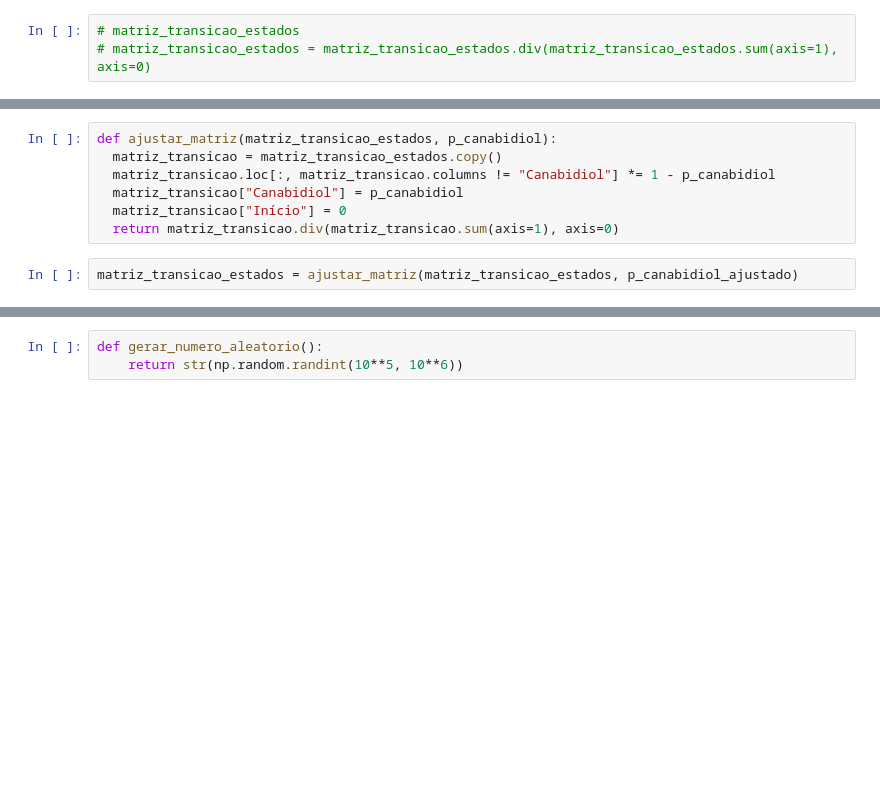
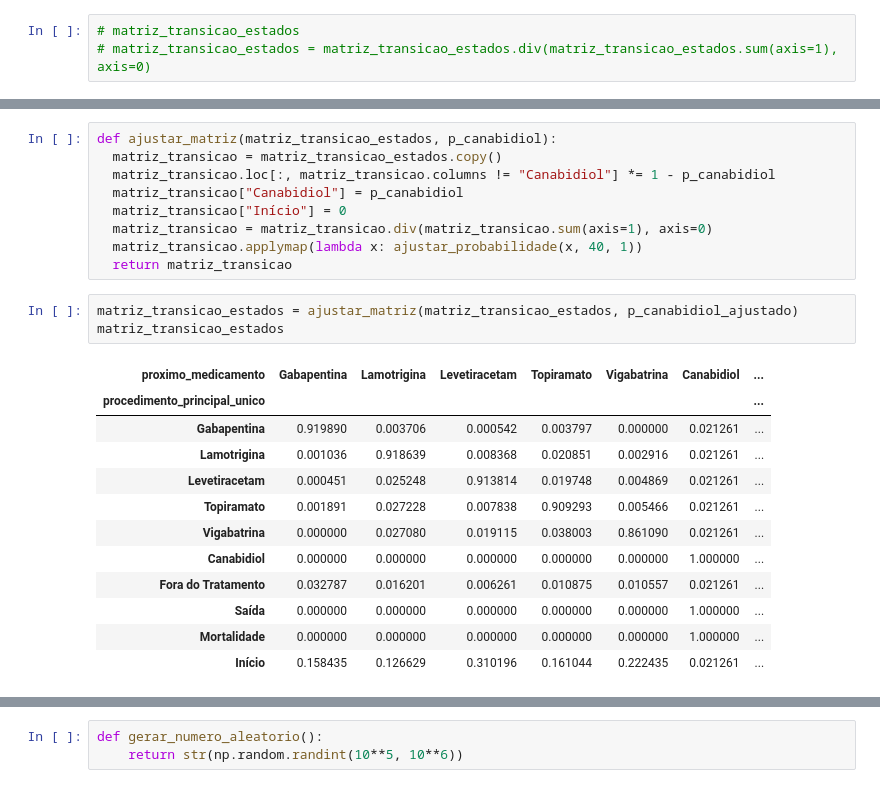
Before and after one commit to TiamatCod3/tcc-canabidiol, a Jupyter notebook: Notebooks/Normalizacoes e Modelos.ipynb, the cells around one changed output, grey strips where cells are left out. Drawn from its saved outputs; the diff is of its cells as text; blank space fills up the shorter version.

```diff
--- a/Notebooks/Normalizacoes e Modelos.ipynb
+++ b/Notebooks/Normalizacoes e Modelos.ipynb
@@ -1034,6 +1064,22 @@ def ajustar_matriz(matriz_transicao_estados, p_canabidiol):
   matriz_transicao.loc[:, matriz_transicao.columns != "Canabidiol"] *= 1 - p_canabidiol
   matriz_transicao["Canabidiol"] = p_canabidiol
   matriz_transicao["Início"] = 0
-  return matriz_transicao.div(matriz_transicao.sum(axis=1), axis=0)
+  matriz_transicao = matriz_transicao.div(matriz_transicao.sum(axis=1), axis=0)
+  matriz_transicao.applymap(lambda x: ajustar_probabilidade(x, 40, 1))
+  return matriz_transicao
 # %%
 matriz_transicao_estados = ajustar_matriz(matriz_transicao_estados, p_canabidiol_ajustado)
+matriz_transicao_estados
+# %% [output]
+| proximo_medicamento | Gabapentina | Lamotrigina | Levetiracetam | Topiramato | Vigabatrina | Canabidiol | ... |
+| procedimento_principal_unico |  |  |  |  |  |  | ... |
+| Gabapentina | 0.919890 | 0.003706 | 0.000542 | 0.003797 | 0.000000 | 0.021261 | ... |
+| Lamotrigina | 0.001036 | 0.918639 | 0.008368 | 0.020851 | 0.002916 | 0.021261 | ... |
+| Levetiracetam | 0.000451 | 0.025248 | 0.913814 | 0.019748 | 0.004869 | 0.021261 | ... |
+| Topiramato | 0.001891 | 0.027228 | 0.007838 | 0.909293 | 0.005466 | 0.021261 | ... |
+| Vigabatrina | 0.000000 | 0.027080 | 0.019115 | 0.038003 | 0.861090 | 0.021261 | ... |
+| Canabidiol | 0.000000 | 0.000000 | 0.000000 | 0.000000 | 0.000000 | 1.000000 | ... |
+| Fora do Tratamento | 0.032787 | 0.016201 | 0.006261 | 0.010875 | 0.010557 | 0.021261 | ... |
+| Saída | 0.000000 | 0.000000 | 0.000000 | 0.000000 | 0.000000 | 1.000000 | ... |
+| Mortalidade | 0.000000 | 0.000000 | 0.000000 | 0.000000 | 0.000000 | 1.000000 | ... |
+| Início | 0.158435 | 0.126629 | 0.310196 | 0.161044 | 0.222435 | 0.021261 | ... |
```
Also changed, not shown: parts of 12 cells of this notebook.
